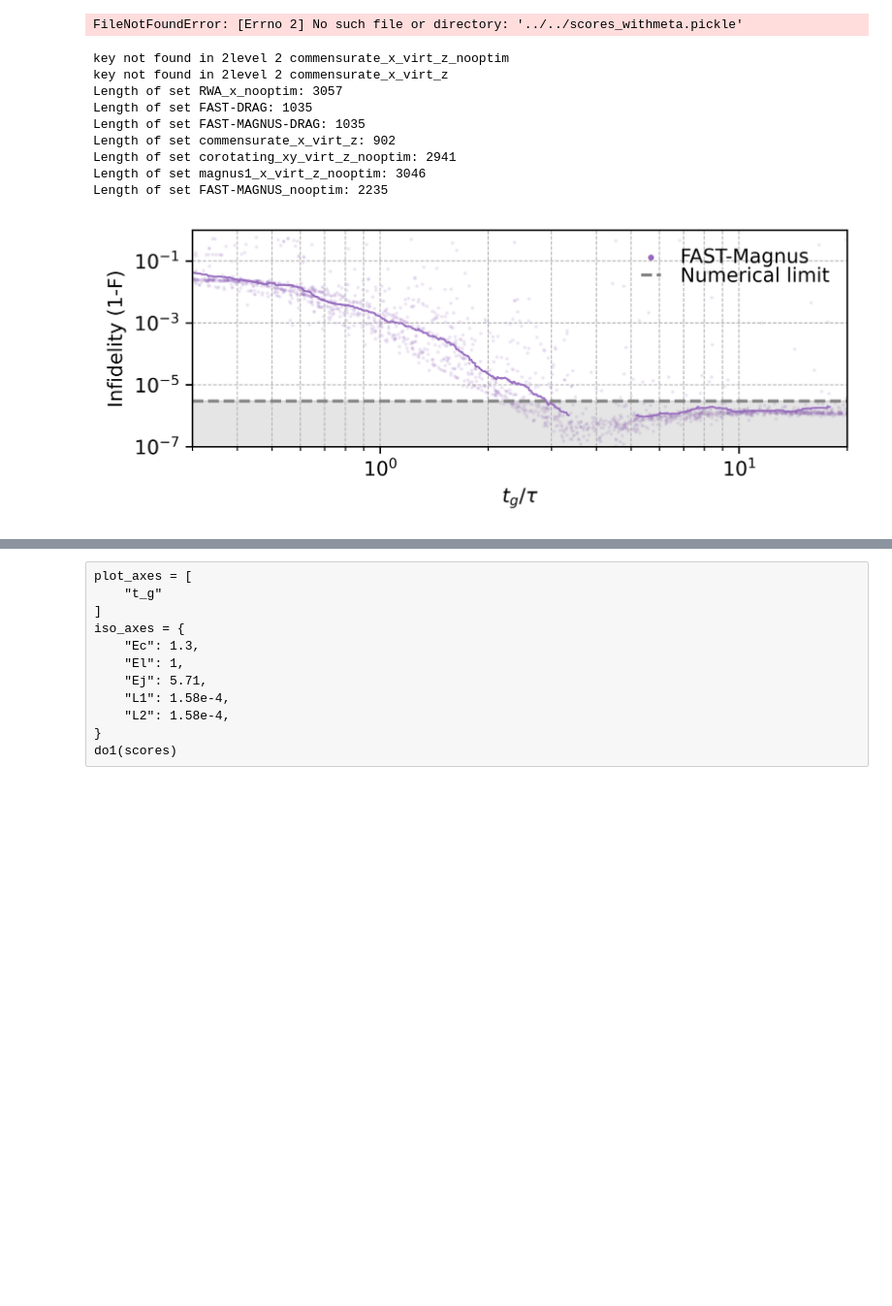
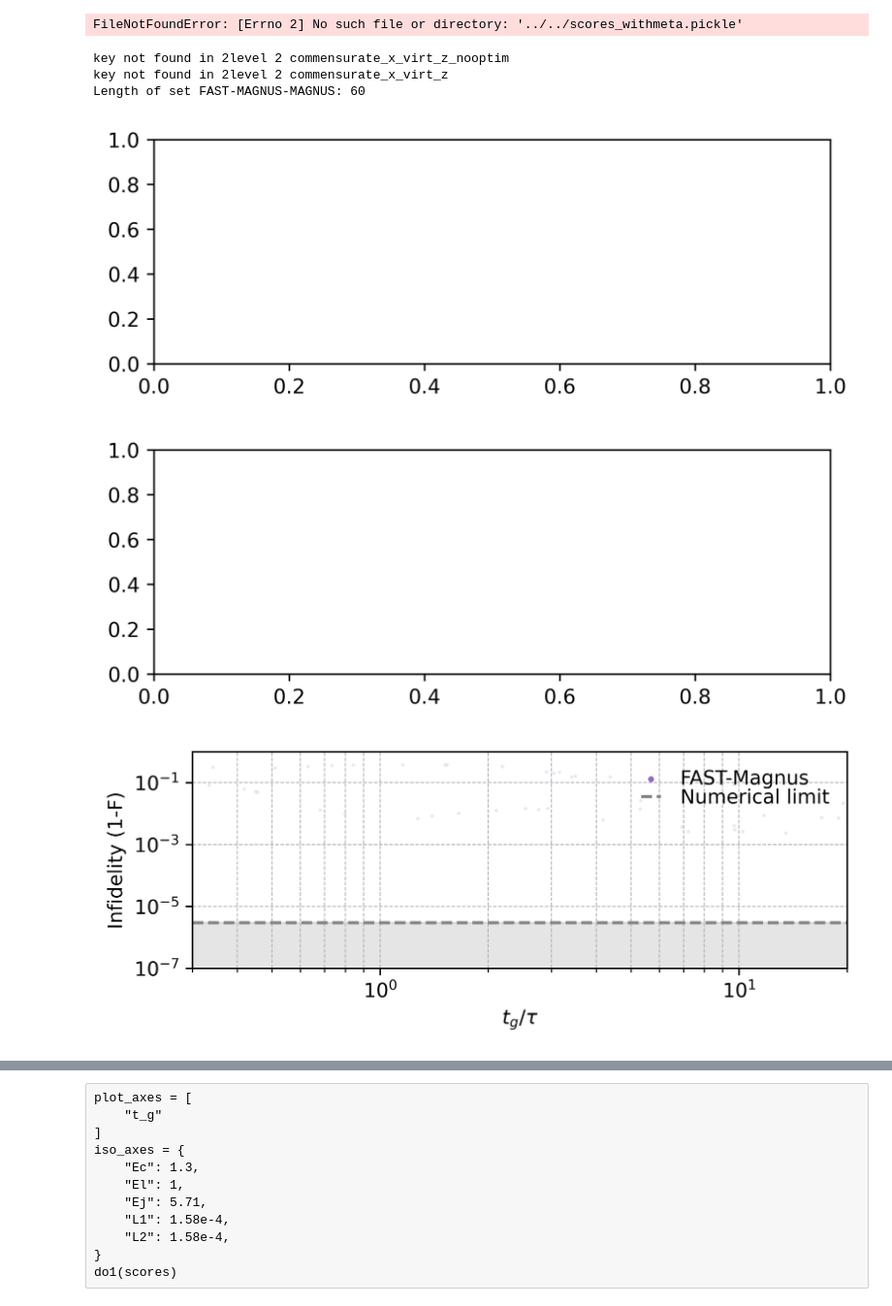
Before and after one commit to t-clausen/qdev_fastgates, a Jupyter notebook: bachelor/Condition evaluation Larmor/main_plot_infidelity.ipynb, the cells around one changed output, grey strips where cells are left out. Shown at 97% size. Cells and saved outputs as stored; diff of their text form; code cells hidden in the pictures; blank space fills up the shorter version.

```diff
--- a/bachelor/Condition evaluation Larmor/main_plot_infidelity.ipynb
+++ b/bachelor/Condition evaluation Larmor/main_plot_infidelity.ipynb
@@ -64,6 +64,8 @@ scores_2level = {k: scores_2level[k] for k in goodkeys}
 with open("../../scores_withmeta.pickle", "wb") as f:
     pickle.dump(scores_2level, f)"""
 
+with open("../../scores_withmeta.pickle", "rb") as f:
+    scores_2level = pickle.load(f)
 import matplotlib as mpl
 mpl.rcParams.update(mpl.rcParamsDefault)
 def do_simple(scores):
@@ -93,13 +95,13 @@ def do_simple(scores):
     }
     for i,key in enumerate(scores):
         lbl = "none"
-        if "comm" in key and "nooptim" in key: continue
+        """if "comm" in key and "nooptim" in key: continue
         if "FAST_n" in key: continue
         if "FAST-D" in key: continue
         if "FAST-M" in key and "nooptim" not in key: continue
         if "RWA" in key or 'magnus' in key or "FAST-D" in key or "comm" in key or "cor" in key:
             #if "RWA" in key or "cor" in key in key or "magnus" in key or "comm" in key:
-            continue
+            continue"""
 
         if "old" in key or len(scores[key]) < 1:
             continue
@@ -163,41 +165,37 @@ def do_simple(scores):
     #make a horizontal line 2e-6, and grey out all under it
     if len(all_lambdas) > 0:
         mi = np.min(all_lambdas)
         ma = np.max(all_lambdas)
         plt.axhline(y=3e-6, color='grey', linestyle='--', label='Numerical limit')
         plt.fill_betweenx([0, 3e-6], 0, ma, color='grey', alpha=0.2)
         plt.xlim([3e-1, 2e1])
         plt.yscale("log")
         plt.xscale("log")
         plt.ylim([1e-7,1])
         lgnd = plt.legend(fontsize=10, frameon=False,ncol=1, loc='upper right',
                    bbox_to_anchor=(1.0, 1.0), handletextpad=1.0, labelspacing=0.0,
                    columnspacing=0.0, markerscale=2.0,
                      handlelength=1.0)
         for i in range(len(lgnd.legend_handles)):
             lgnd.legend_handles[i]._alpha = 1
         #with grid
         plt.grid(which='both', linestyle='--', linewidth=0.5)
         plt.savefig("fidelity.pdf", bbox_inches='tight',dpi=600)
         plt.show()
 
 
 
 for k in scores_2level:
     print(f"Length of set {k}: {len(scores_2level[k])}")
 
 do_simple(scores_2level)
 # %% [output]
 key not found in 2level 2 commensurate_x_virt_z_nooptim
 key not found in 2level 2 commensurate_x_virt_z
-Length of set RWA_x_nooptim: 3057
-Length of set FAST-DRAG: 1035
-Length of set FAST-MAGNUS-DRAG: 1035
-Length of set commensurate_x_virt_z: 902
-Length of set corotating_xy_virt_z_nooptim: 2941
-Length of set magnus1_x_virt_z_nooptim: 3046
-Length of set FAST-MAGNUS_nooptim: 2235
+Length of set FAST-MAGNUS-MAGNUS: 60
-[figure, old version]
+[figure, new version]
+[figure, added]
+[figure, added]
 # %%
 import random
 import numpy as np
```
Also changed, not shown: parts of 7 cells of this notebook, 14 other files.
